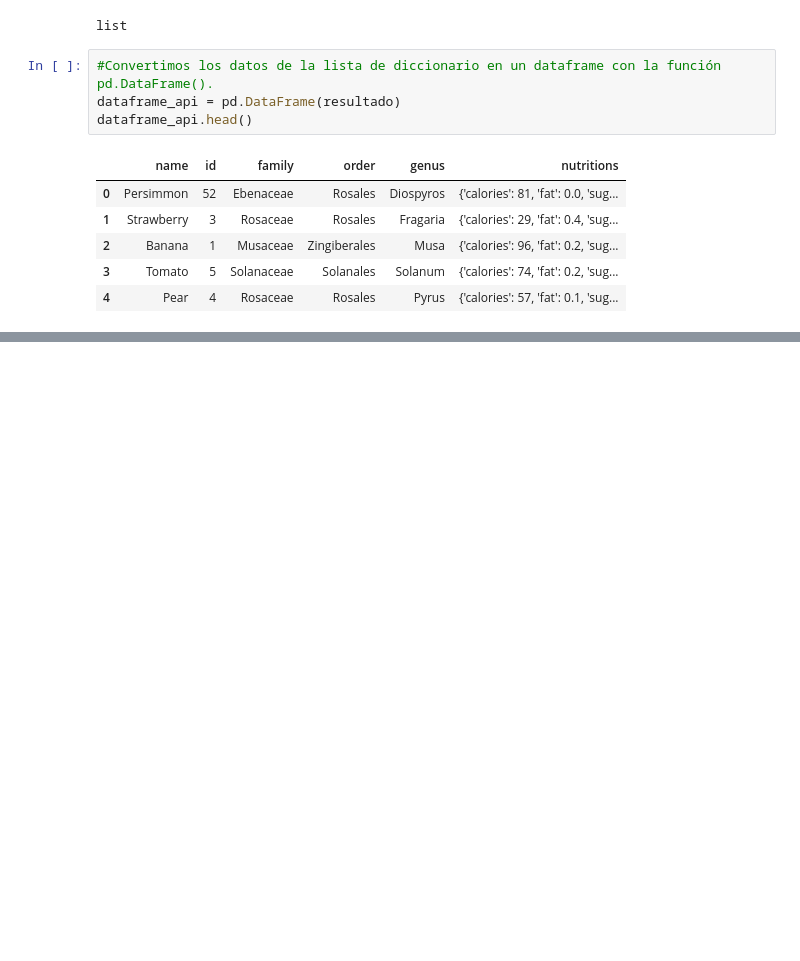
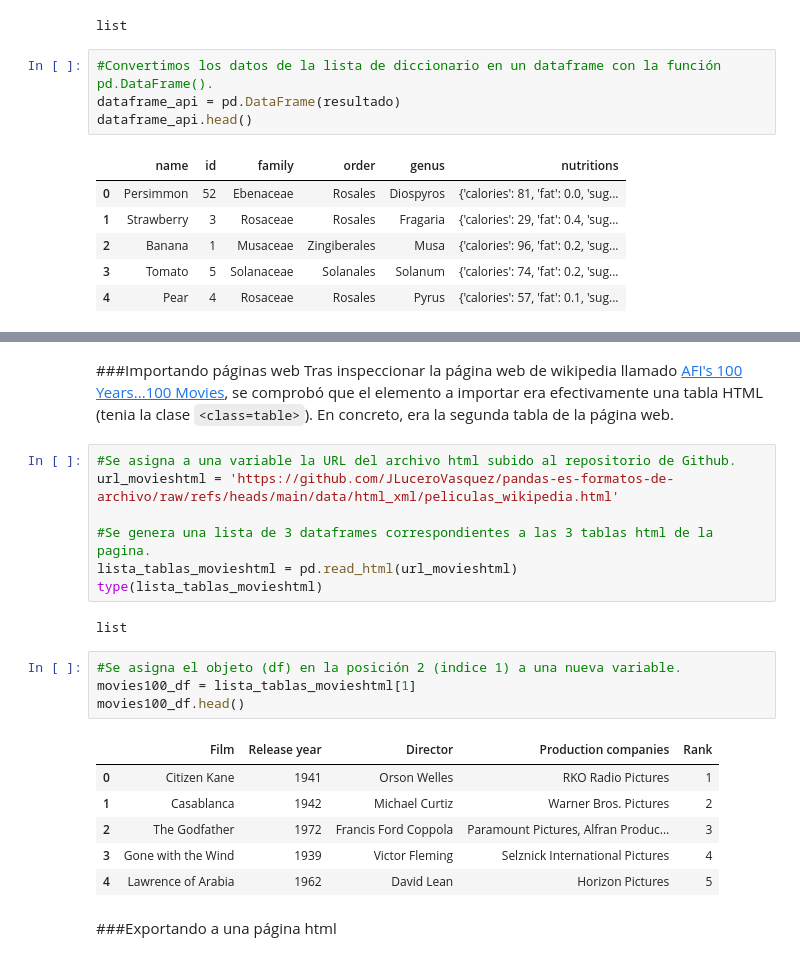
Before and after one commit to JLuceroVasquez/pandas-es-formatos-de-archivo, a Jupyter notebook: cuaderno_clases.ipynb, the cells around one changed output, grey strips where cells are left out. Cells and saved outputs as stored; diff of their text form; blank space fills up the shorter version.

```diff
--- a/cuaderno_clases.ipynb
+++ b/cuaderno_clases.ipynb
@@ -421,0 +429,25 @@ dataframe_api2.head()
+# %% [markdown]
+###Importando páginas web
+Tras inspeccionar la página web de wikipedia llamado [AFI's 100 Years...100 Movies](https://en.wikipedia.org/wiki/AFI%27s_100_Years...100_Movies), se comprobó que el elemento a importar era efectivamente una tabla HTML (tenia la clase `<class=table>`). En concreto, era la segunda tabla de la página web.
+# %%
+#Se asigna a una variable la URL del archivo html subido al repositorio de Github.
+url_movieshtml = 'https://github.com/JLuceroVasquez/pandas-es-formatos-de-archivo/raw/refs/heads/main/data/html_xml/peliculas_wikipedia.html'
+
+#Se genera una lista de 3 dataframes correspondientes a las 3 tablas html de la pagina.
+lista_tablas_movieshtml = pd.read_html(url_movieshtml)
+type(lista_tablas_movieshtml)
+# %% [output]
+list
+# %%
+#Se asigna el objeto (df) en la posición 2 (indice 1) a una nueva variable.
+movies100_df = lista_tablas_movieshtml[1]
+movies100_df.head()
+# %% [output]
+|  | Film | Release year | Director | Production companies | Rank |
+| 0 | Citizen Kane | 1941 | Orson Welles | RKO Radio Pictures | 1 |
+| 1 | Casablanca | 1942 | Michael Curtiz | Warner Bros. Pictures | 2 |
+| 2 | The Godfather | 1972 | Francis Ford Coppola | Paramount Pictures, Alfran Produc... | 3 |
+| 3 | Gone with the Wind | 1939 | Victor Fleming | Selznick International Pictures | 4 |
+| 4 | Lawrence of Arabia | 1962 | David Lean | Horizon Pictures | 5 |
+# %% [markdown]
+###Exportando a una página html
```
Also changed, not shown: parts of 9 cells of this notebook.
